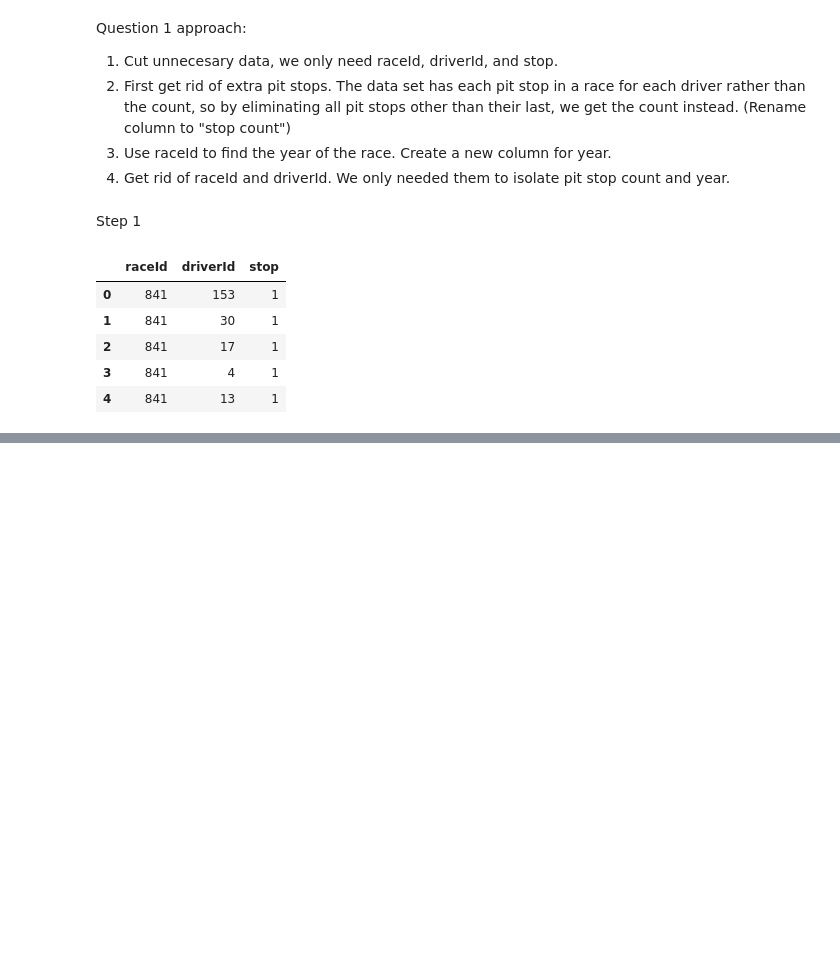
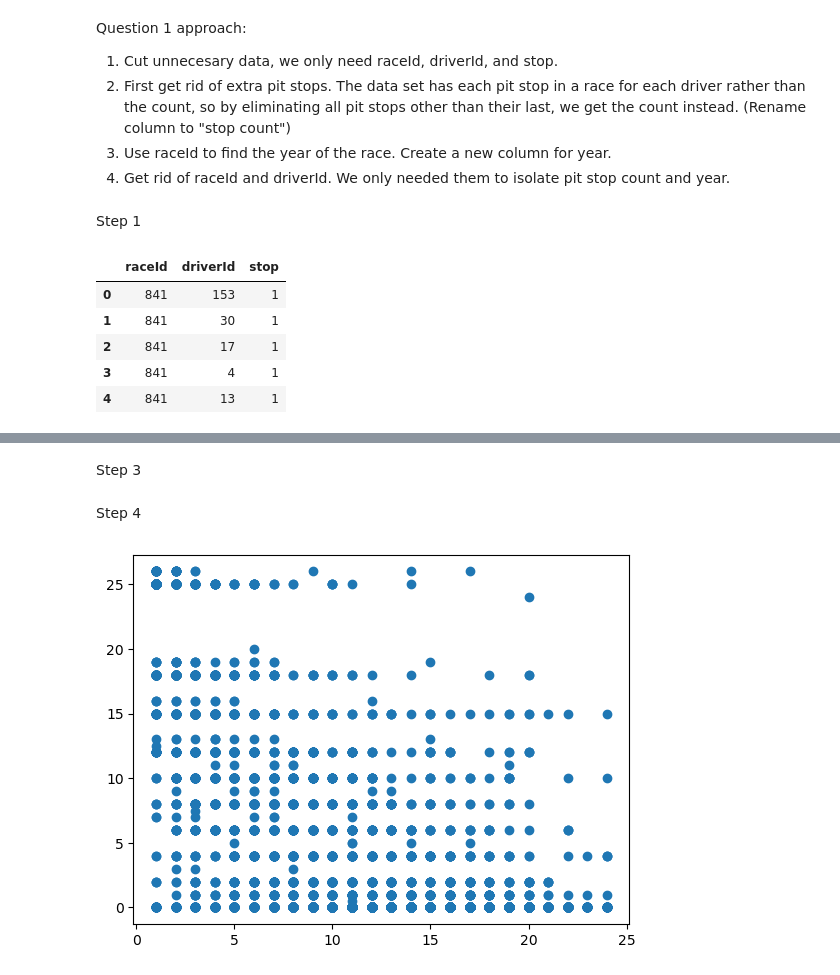
Before and after one commit to LucaA777/F1-Data-Analysis, a Jupyter notebook: AnalyzingData_Formula1.ipynb, the cells around one changed output, grey strips where cells are left out. Cells and saved outputs as stored; diff of their text form; code cells hidden in the pictures; blank space fills up the shorter version.

```diff
--- a/AnalyzingData_Formula1.ipynb
+++ b/AnalyzingData_Formula1.ipynb
@@ -98,0 +123,5 @@ pit_stops.head()
+# %%
+#read results data
+results = pd.read_csv("results.csv")
+results = results[['raceId', 'grid', 'points']]
+results.head()
@@ -98,0 +137,4 @@ pit_stops.head()
+# %%
+results = results[results['raceId'] >= 841]
+results = results[['grid', 'points']]
+results.head()
@@ -98,0 +148,13 @@ pit_stops.head()
+# %% [markdown]
+Step 3
+# %%
+results = results[results['grid'] >= 1]
+results = results[results['points'] <= 26]
+# %% [markdown]
+Step 4
+# %%
+fig, ax = plt.subplots()
+ax.scatter(results['grid'], results['points'])
+plt.show()
+# %% [output]
+[figure, added]
```
Also changed, not shown: parts of 27 cells of this notebook, 1 other file.
